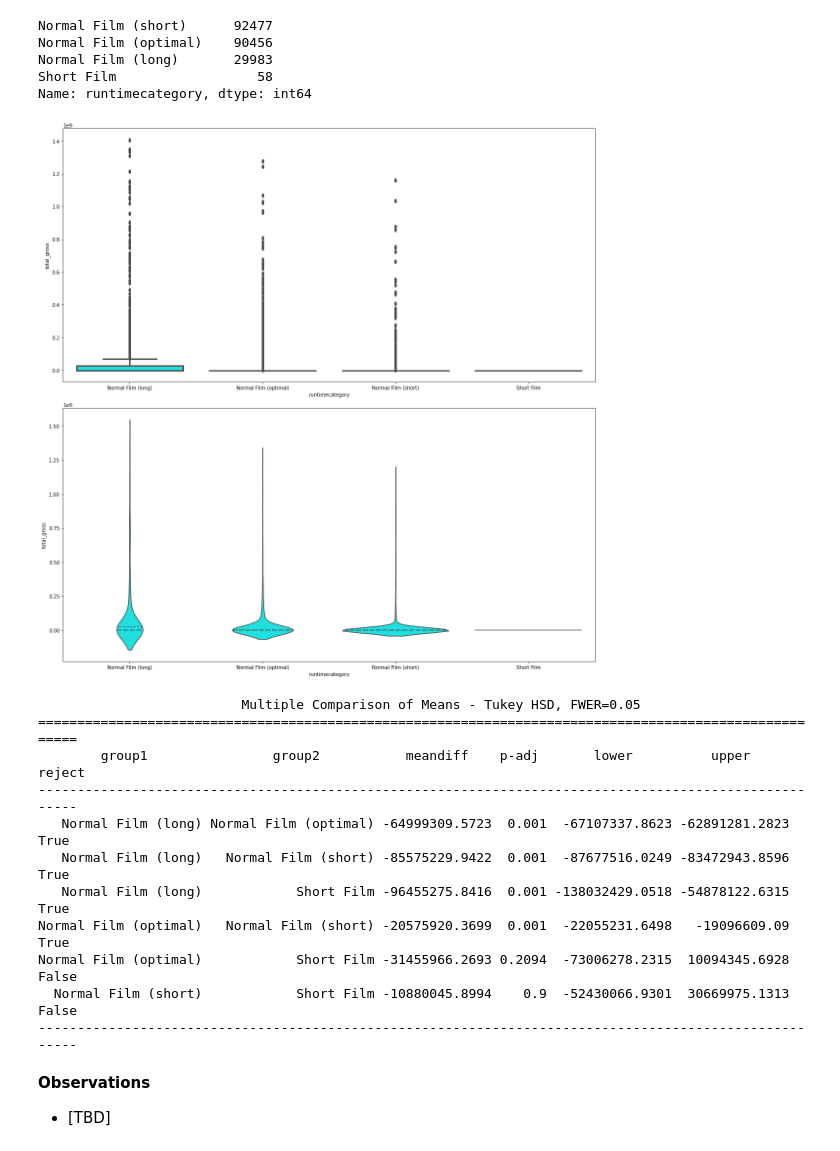
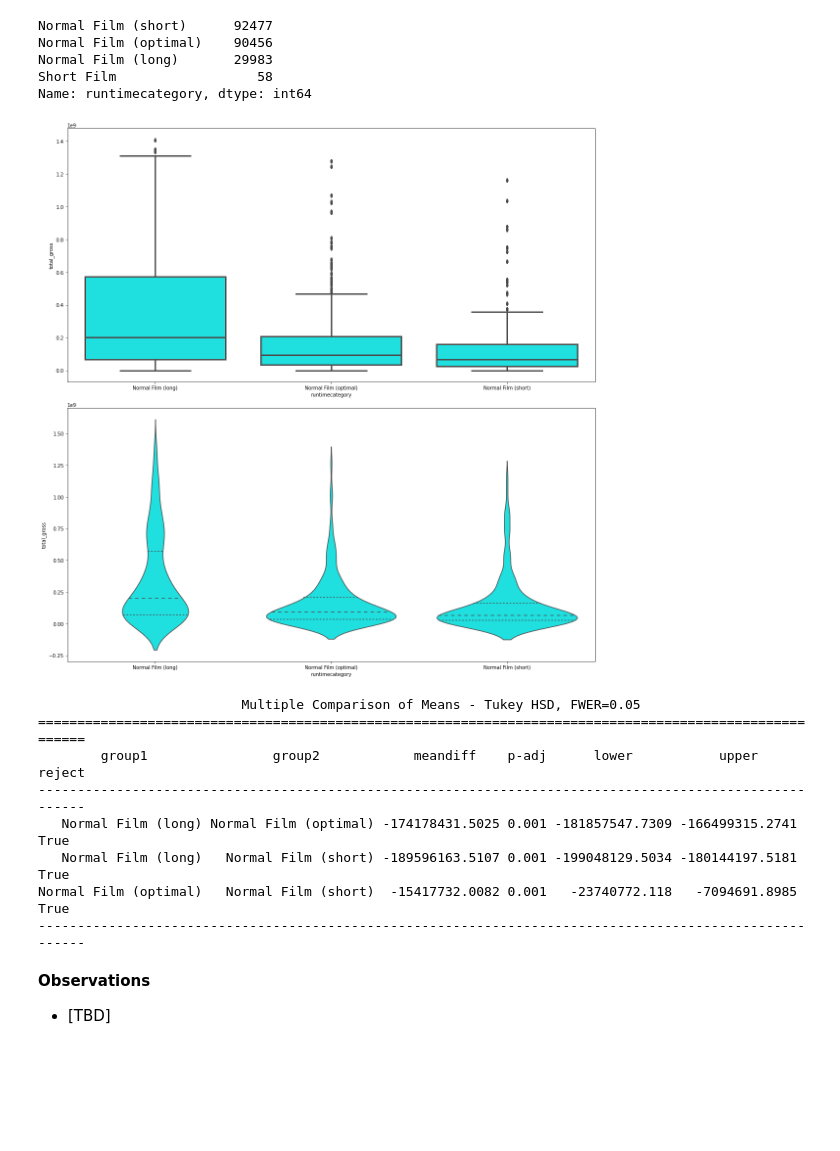
Before and after one commit to learn-co-curriculum/dsc-phase-2-project-v3, a Jupyter notebook: index.ipynb, the cells around one changed output. Saved outputs shown, nothing was run; the diff lists cells and outputs as text; code cells hidden in the pictures; blank space fills up the shorter version.

```diff
--- a/index.ipynb
+++ b/index.ipynb
@@ -544,3 +543,6 @@ gross_filter = df_clean['total_gross'].notna()
+# %%
+# Update the revenue filter to only include good values
+has_rev_filter = df_clean['total_gross'] != -999999
 # %% [markdown]
 ### Data Freshness
 # %%
@@ -686,46 +805,43 @@ Name: runtimecategory, dtype: int64
 # %%
 # Visualize the distributions
 fig, (ax0,ax1) = plt.subplots(nrows=2, figsize=(16, 16))
 
 sns.boxplot(
     x="runtimecategory",
     y="total_gross",
-    data=df_clean,
+    data=df_clean[has_rev_filter],
     ax=ax0,
     color='aqua',
     linewidth=3
 )
 
 
 
 sns.violinplot(
     x="runtimecategory",
     y="total_gross",
-    data=df_clean,
+    data=df_clean[has_rev_filter],
     ax=ax1,
     color='aqua',
     inner="quartile",  # Seeing the mean and quartiles
     bw=.3              # How much smoothing do we use
 )
 
 plt.tight_layout();
 # %% [output]
-[figure, old version]
+[figure, new version]
 # %%
 # Check for significant differences between the four categories
-print(pairwise_tukeyhsd(df_clean[gross_filter]['total_gross'], df_clean[gross_filter]['runtimecategory']))
+print(pairwise_tukeyhsd(df_clean[has_rev_filter]['total_gross'], df_clean[has_rev_filter]['runtimecategory']))
 # %% [output]
                           Multiple Comparison of Means - Tukey HSD, FWER=0.05
-=======================================================================================================
-        group1                group2           meandiff    p-adj       lower          upper      reject
--------------------------------------------------------------------------------------------------------
-   Normal Film (long) Normal Film (optimal) -64999309.5723  0.001  -67107337.8623 -62891281.2823   True
-   Normal Film (long)   Normal Film (short) -85575229.9422  0.001  -87677516.0249 -83472943.8596   True
-   Normal Film (long)            Short Film -96455275.8416  0.001 -138032429.0518 -54878122.6315   True
-Normal Film (optimal)   Normal Film (short) -20575920.3699  0.001  -22055231.6498   -19096609.09   True
-Normal Film (optimal)            Short Film -31455966.2693 0.2094  -73006278.2315  10094345.6928  False
-  Normal Film (short)            Short Film -10880045.8994    0.9  -52430066.9301  30669975.1313  False
--------------------------------------------------------------------------------------------------------
+========================================================================================================
+        group1                group2            meandiff    p-adj      lower           upper      reject
+--------------------------------------------------------------------------------------------------------
+   Normal Film (long) Normal Film (optimal) -174178431.5025 0.001 -181857547.7309 -166499315.2741   True
+   Normal Film (long)   Normal Film (short) -189596163.5107 0.001 -199048129.5034 -180144197.5181   True
+Normal Film (optimal)   Normal Film (short)  -15417732.0082 0.001   -23740772.118   -7094691.8985   True
+--------------------------------------------------------------------------------------------------------
 # %% [markdown]
 **Observations**
 - [TBD]
```
Also changed, not shown: parts of 16 cells of this notebook.
